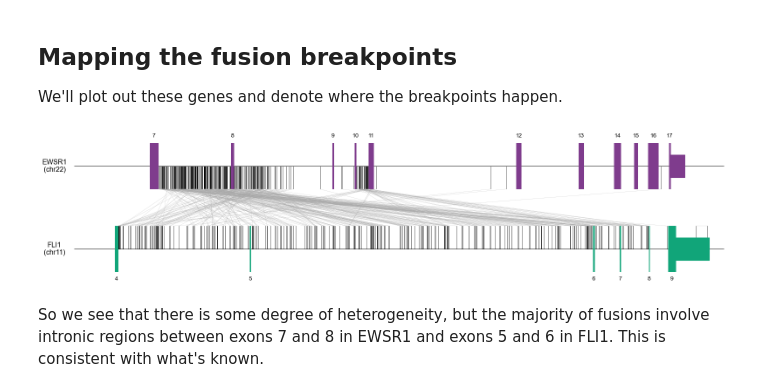
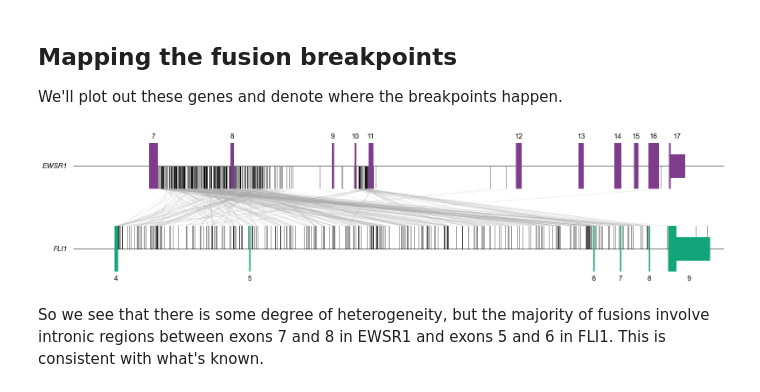
Before and after one commit to vanallenlab/ped_germline_SV, a Jupyter notebook: jett_analysis/pgsvs-initial-eswr1-fli1-look.ipynb, the cells around one changed output. Saved outputs shown, nothing was run; the diff lists cells and outputs as text; code cells hidden in the pictures.

Commit message:
some work on statistical modelling for ewsr1-fli1

```diff
--- a/jett_analysis/pgsvs-initial-eswr1-fli1-look.ipynb
+++ b/jett_analysis/pgsvs-initial-eswr1-fli1-look.ipynb
@@ -163,6 +171,9 @@ gene_locs = pd.DataFrame.from_dict(
 )
 gene_locs["gene"] = genes.keys()
 # %%
+windows = {'EWSR1': [29285000, 29301522],
+           'FLI1': [128770000, 128814267]}
+
 fig, axes = plt.subplots(2, 1, figsize=(20, 4), gridspec_kw={"hspace": 0.8})
 
 for i, g in enumerate(["EWSR1", "FLI1"]):
@@ -170,110 +181,54 @@ for i, g in enumerate(["EWSR1", "FLI1"]):
     ax = axes[i]
     g_gtf = gene_gtfs[g]
 
-    # add the exons and CDS
-    exon_count = 0
-    for index, row in g_gtf.iterrows():
-        feature = row["feature"]
+    # plot the genetic elements
+    feature_colors = {'exon': bold_10[i], 'CDS': bold_10[i]}
+    label = 'top' if g == 'EWSR1' else 'bottom'
+    ax = sv_plot.plot_genomic_elements(ax, g_gtf, window = windows[g],
+                                       feature_colors = feature_colors, label=label)
+    aesthetics.strip_axis(ax=ax, x="label")
+    ax.set_xticklabels([])
+    ax.set_xlim(windows[g])
 
-        # add coding regions and exons - coding regions are actually what
-        # we care about, so they get to be larger
-        if feature == "CDS":
-            low, high = 0, 1
-        elif feature == "exon":
-            low, high = 0.25, 0.75
-        elif feature != "start_codon":
-            continue
-
-        # identify start and end of region and add to plot
-        start, end = row[["start", "end"]].values
-
-        # plot only exons and CDS regions
-        if feature in ["exon", "CDS"]:
-
-            exon_patch = patches.Rectangle(
-                (start, low),
-                end - start,
-                high - low,
-                color=bold_10[i],
-                fill=True,
-                zorder=3,
-            )
-            ax.add_patch(exon_patch)
-
-        # label the coding regions with numbers
-        if feature == "CDS":
-            exon_count += 1
-
-            y = 1.1 if g == "EWSR1" else -0.1
-            va = "bottom" if g == "EWSR1" else "top"
-
-            # we don't show all the exons because fusions are localized to specific regions
-            if (g == "EWSR1" and exon_count > 6) or (g == "FLI1" and exon_count > 3):
-                ax.text(
-                    s=f"{exon_count}",
-                    x=(start + end) / 2,
-                    y=y,
-                    ha="center",
-                    va=va,
-                    fontsize=10,
-                )
-
-    # some reformatting
-    ax.set_ylim([0, 1])
-    ax.axhline(y=0.5, color="black", linewidth=0.75)
-    aesthetics.strip_axis(ax=ax, x="label")
-
-    contig = "chr22" if g == "EWSR1" else "chr11"
-    ax.text(
-        x=-0.03,
-        y=0.5,
-        s=g + "\n" + f"({contig})",
-        transform=ax.transAxes,
-        va="center",
-        ha="center",
-    )
-    ax.set_xticklabels([])
-
-# I know that there are no fusions outside these boundaries
-axes[0].set_xlim([29285000, 29301522])
-axes[1].set_xlim([128770000, 128814267])
+    ax.text(x = -0.01, y = 0.5, s = g, fontstyle = 'italic',
+            transform = ax.transAxes, ha = 'right', va = 'center')
 
 # next we add in the breakpoints
 for index, row in fusion_bps.iterrows():
     left, right = row[["left-hg38", "right-hg38"]].values
 
     fig_x, fig_y = [], []
     for bp in [left, right]:
         contig, loc = bp.split(":")
         loc = int(loc)
 
         if contig == "22":
             ax = axes[0]
-            ax.plot([loc, loc], [0, 0.5], color="black", linewidth=0.5)
-            data_point = [loc, 0]
+            ax.plot([loc, loc], [-1, 0], color="black", linewidth=0.5)
+            data_point = [loc, -1]
 
         elif contig == "11":
             ax = axes[1]
-            ax.plot([loc, loc], [0.5, 1], color="black", linewidth=0.5)
+            ax.plot([loc, loc], [0, 1], color="black", linewidth=0.5)
             data_point = [loc, 1]
 
         # exclude some fusions that are outside our range
         if (contig == "22" and loc < 29285000) or (contig == "11" and loc < 128770000):
             continue
 
         # get our figure point
         fig_point = fig.transFigure.inverted().transform(
             ax.transData.transform(data_point)
         )
         fig_x.append(fig_point[0])
         fig_y.append(fig_point[1])
 
     # add the connecting line
     fig.add_artist(Line2D(fig_x, fig_y, color="darkgrey", zorder=1, linewidth=0.2))
 
 fig.savefig("images/ewsr1-fli1-fusion-locations.png")
 # %% [output]
-[figure, old version]
+[figure, new version]
 # %% [markdown]
 So we see that there is some degree of heterogeneity, but the majority of fusions involve intronic regions between exons 7 and 8 in EWSR1 and exons 5 and 6 in FLI1. This is consistent with what's known.
 # %% [markdown]
```
Also changed, not shown: parts of 93 cells of this notebook, 12 other files.
